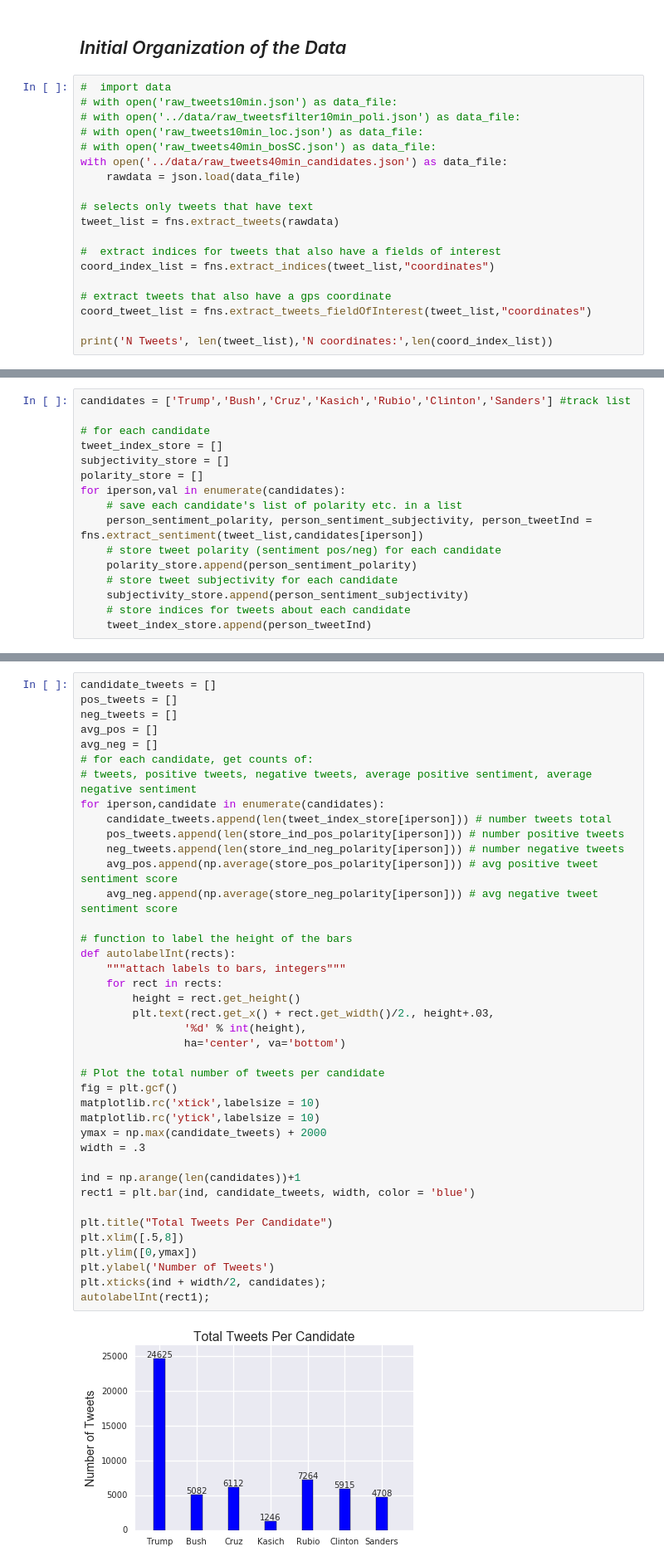
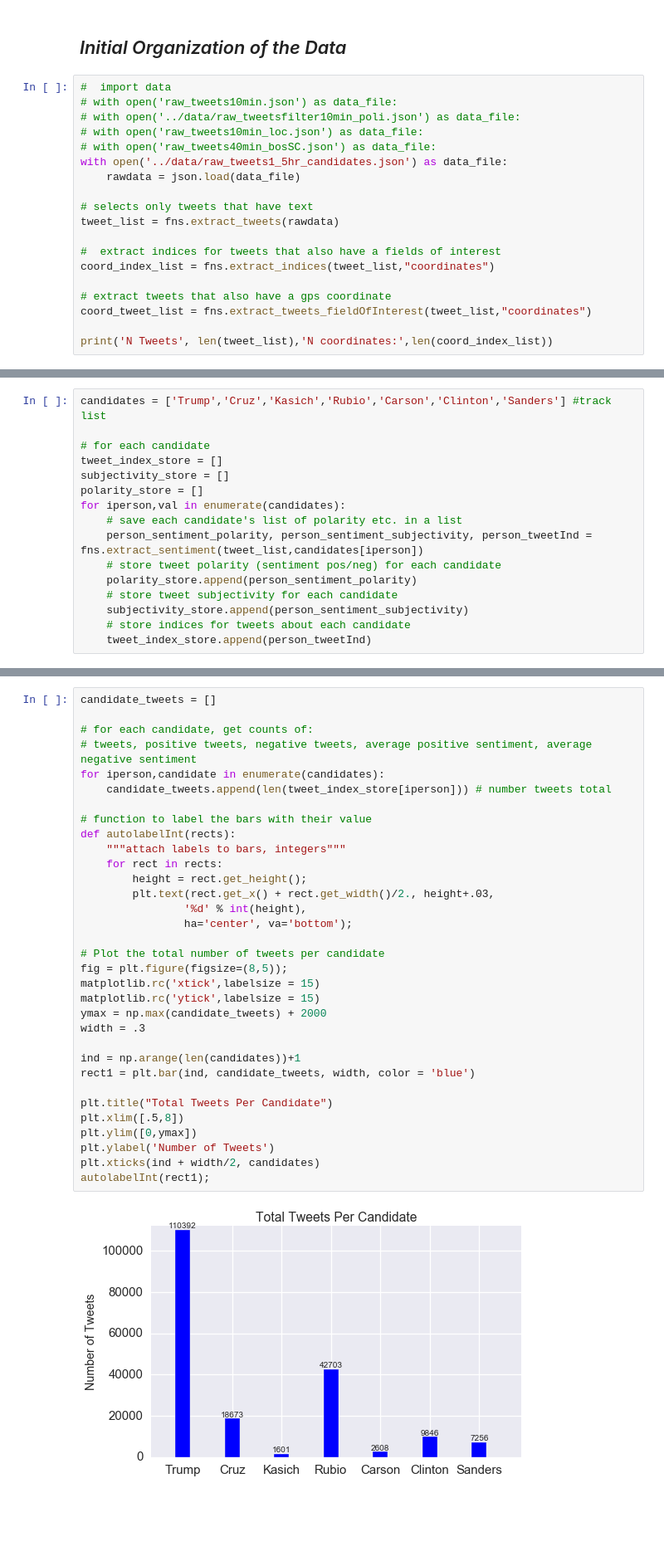
Before and after one commit to HoodPanther/pythoncode, a Jupyter notebook: tweetExplore.ipynb, the cells around one changed output, grey strips where cells are left out. Shown at 83% size. Cells and saved outputs as stored; diff of their text form; blank space fills up the shorter version.

Commit message:
new dataset, cleaned up and polls/scores updated

```diff
--- a/tweetExplore.ipynb
+++ b/tweetExplore.ipynb
@@ -32,7 +35,7 @@ importlib.reload(fns);
 # with open('../data/raw_tweetsfilter10min_poli.json') as data_file:
 # with open('raw_tweets10min_loc.json') as data_file:
 # with open('raw_tweets40min_bosSC.json') as data_file:
-with open('../data/raw_tweets40min_candidates.json') as data_file:
+with open('../data/raw_tweets1_5hr_candidates.json') as data_file:
     rawdata = json.load(data_file)
 
 # selects only tweets that have text
@@ -59,5 +66,5 @@ N Tweets 54328 N coordinates: 48
 # %%
-candidates = ['Trump','Bush','Cruz','Kasich','Rubio','Clinton','Sanders'] #track list
+candidates = ['Trump','Cruz','Kasich','Rubio','Carson','Clinton','Sanders'] #track list
 
 # for each candidate
 tweet_index_store = []
@@ -122,42 +90,35 @@ Sanders # +tweets: 1612  # -tweets: 786  avg +sentiment: 0.319519867855  avg -se
 # %%
 candidate_tweets = []
-pos_tweets = []
-neg_tweets = []
-avg_pos = []
-avg_neg = []
+
 # for each candidate, get counts of:
 # tweets, positive tweets, negative tweets, average positive sentiment, average negative sentiment
 for iperson,candidate in enumerate(candidates):
     candidate_tweets.append(len(tweet_index_store[iperson])) # number tweets total
-    pos_tweets.append(len(store_ind_pos_polarity[iperson])) # number positive tweets
-    neg_tweets.append(len(store_ind_neg_polarity[iperson])) # number negative tweets
-    avg_pos.append(np.average(store_pos_polarity[iperson])) # avg positive tweet sentiment score
-    avg_neg.append(np.average(store_neg_polarity[iperson])) # avg negative tweet sentiment score
 
-# function to label the height of the bars
+# function to label the bars with their value
 def autolabelInt(rects):
     """attach labels to bars, integers"""
     for rect in rects:
-        height = rect.get_height()
+        height = rect.get_height();
         plt.text(rect.get_x() + rect.get_width()/2., height+.03,
                 '%d' % int(height),
-                ha='center', va='bottom')
+                ha='center', va='bottom');
 
 # Plot the total number of tweets per candidate
-fig = plt.gcf()
-matplotlib.rc('xtick',labelsize = 10)
-matplotlib.rc('ytick',labelsize = 10)
+fig = plt.figure(figsize=(8,5));
+matplotlib.rc('xtick',labelsize = 15)
+matplotlib.rc('ytick',labelsize = 15)
 ymax = np.max(candidate_tweets) + 2000
 width = .3
 
 ind = np.arange(len(candidates))+1
 rect1 = plt.bar(ind, candidate_tweets, width, color = 'blue')
 
 plt.title("Total Tweets Per Candidate")
 plt.xlim([.5,8])
 plt.ylim([0,ymax])
 plt.ylabel('Number of Tweets')
-plt.xticks(ind + width/2, candidates);
+plt.xticks(ind + width/2, candidates)
 autolabelInt(rect1);
 # %% [output]
-[figure, old version]
+[figure, new version]
```
Also changed, not shown: parts of 32 cells of this notebook.
